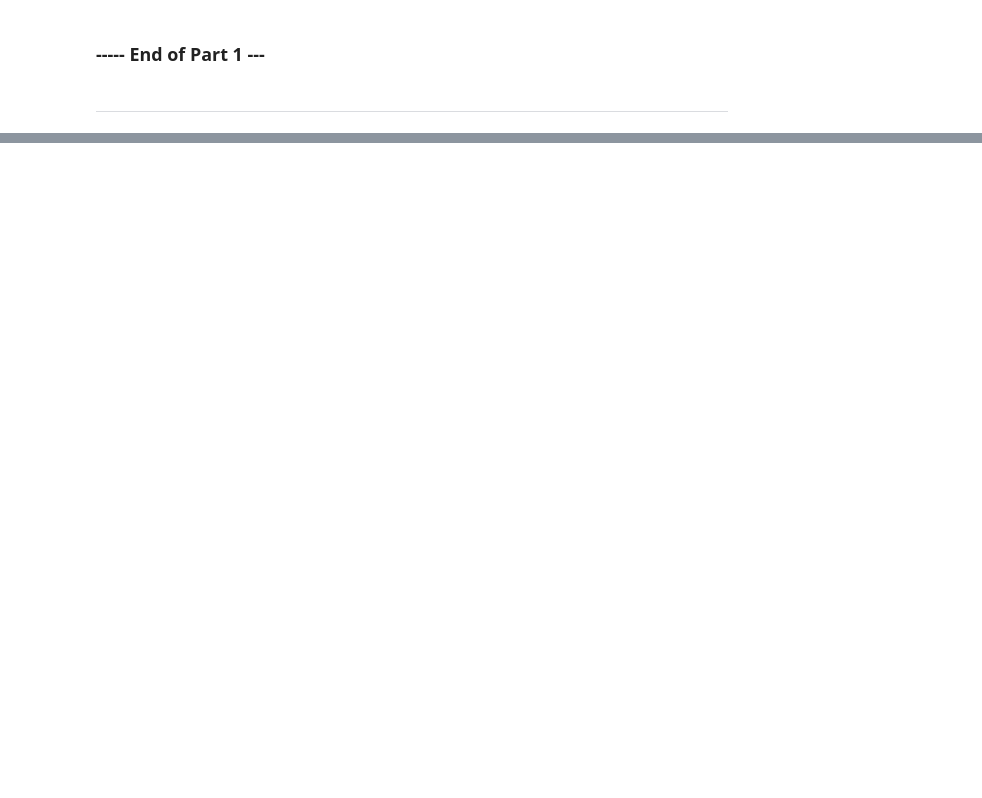
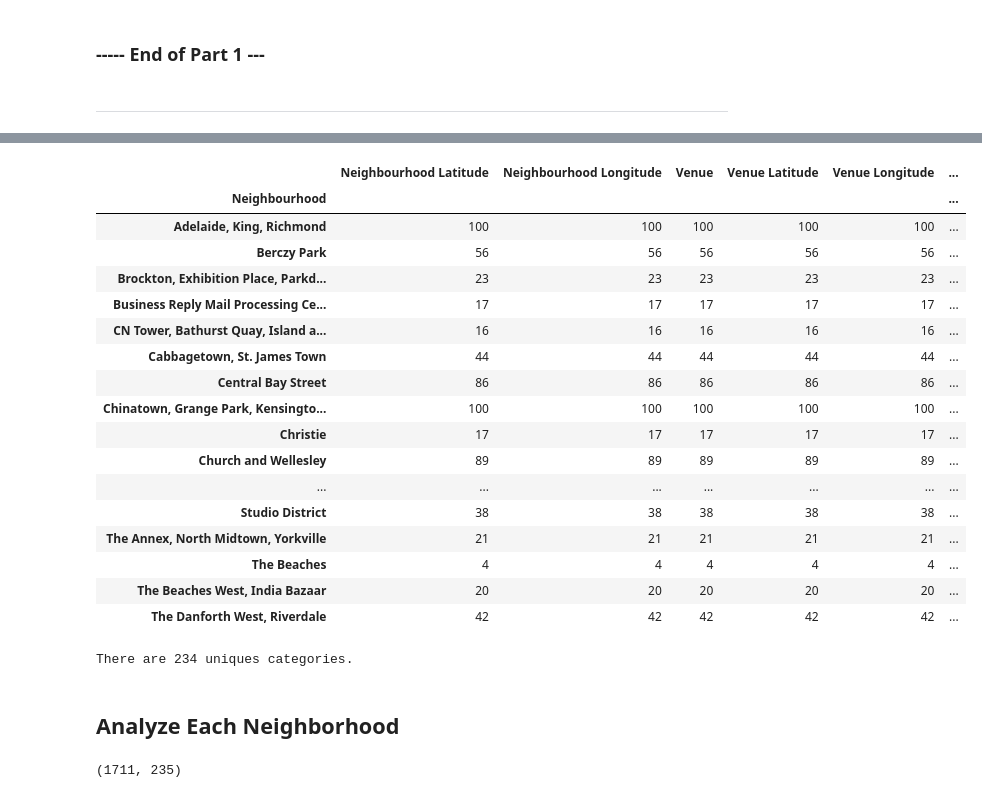
Before and after one commit to srikanthkm/Coursera_Capstone, a Jupyter notebook: ClusteringAndSegmentationToronto.ipynb, the cells around one changed output, grey strips where cells are left out. Cells and saved outputs as stored; diff of their text form; code cells hidden in the pictures; blank space fills up the shorter version.

```diff
--- a/ClusteringAndSegmentationToronto.ipynb
+++ b/ClusteringAndSegmentationToronto.ipynb
@@ -75,0 +164,8 @@ df.shape
+# %%
+address = 'Toronto, CA'
+
+geolocator = Nominatim(user_agent="to_explorer")
+location = geolocator.geocode(address)
+latitude = location.latitude
+longitude = location.longitude
+print('The geograpical coordinate of Toronto are {}, {}.'.format(latitude, longitude))
@@ -75,0 +174,18 @@ df.shape
+# %%
+# create map of Toronto using latitude and longitude values
+map_toronto = folium.Map(location=[latitude, longitude], zoom_start=11)
+
+# add markers to map
+for lat, lng, label in zip(toronto_df['Latitude'], toronto_df['Longitude'], toronto_df['Neighbourhood']):
+    label = folium.Popup(label, parse_html=True)
+    folium.CircleMarker(
+        [lat, lng],
+        radius=5,
+        popup=label,
+        color='blue',
+        fill=True,
+        fill_color='#3186cc',
+        fill_opacity=0.7,
+        parse_html=False).add_to(map_toronto)
+
+map_toronto
@@ -75,0 +194,6 @@ df.shape
+# %%
+#Define Foursquare Credentials
+CLIENT_ID = 'EDYFFFNG4FB2WECF142GNXQTNNWN0MNJ5LRYC3U5NQSNGQEG' # your Foursquare ID
+CLIENT_SECRET = 'AU2YCARFDQH1454ELPDCP1OLK5C0Q5XUP5LSJDCBVWS0W1BY' # your Foursquare Secret
+VERSION = '20180605'
+LIMIT = 100 # limit of number of venues returned by Foursquare API
@@ -75,0 +243,5 @@ df.shape
+# %%
+toronto_venues = getNearbyVenues(names=toronto_df['Neighbourhood'],
+                                   latitudes=toronto_df['Latitude'],
+                                   longitudes=toronto_df['Longitude']
+                                  )
@@ -75,0 +259,42 @@ df.shape
+# %%
+toronto_venues.groupby('Neighbourhood').count()
+# %% [output]
+|  | Neighbourhood Latitude | Neighbourhood Longitude | Venue | Venue Latitude | Venue Longitude | ... |
+| Neighbourhood |  |  |  |  |  | ... |
+| Adelaide, King, Richmond | 100 | 100 | 100 | 100 | 100 | ... |
+| Berczy Park | 56 | 56 | 56 | 56 | 56 | ... |
+| Brockton, Exhibition Place, Parkd... | 23 | 23 | 23 | 23 | 23 | ... |
+| Business Reply Mail Processing Ce... | 17 | 17 | 17 | 17 | 17 | ... |
+| CN Tower, Bathurst Quay, Island a... | 16 | 16 | 16 | 16 | 16 | ... |
+| Cabbagetown, St. James Town | 44 | 44 | 44 | 44 | 44 | ... |
+| Central Bay Street | 86 | 86 | 86 | 86 | 86 | ... |
+| Chinatown, Grange Park, Kensingto... | 100 | 100 | 100 | 100 | 100 | ... |
+| Christie | 17 | 17 | 17 | 17 | 17 | ... |
+| Church and Wellesley | 89 | 89 | 89 | 89 | 89 | ... |
+| ... | ... | ... | ... | ... | ... | ... |
+| Studio District | 38 | 38 | 38 | 38 | 38 | ... |
+| The Annex, North Midtown, Yorkville | 21 | 21 | 21 | 21 | 21 | ... |
+| The Beaches | 4 | 4 | 4 | 4 | 4 | ... |
+| The Beaches West, India Bazaar | 20 | 20 | 20 | 20 | 20 | ... |
+| The Danforth West, Riverdale | 42 | 42 | 42 | 42 | 42 | ... |
+# %%
+print('There are {} uniques categories.'.format(len(toronto_venues['Venue Category'].unique())))
+# %% [output]
+There are 234 uniques categories.
+# %% [markdown]
+## Analyze Each Neighborhood
+# %%
+# one hot encoding
+toronto_onehot = pd.get_dummies(toronto_venues[['Venue Category']], prefix="", prefix_sep="")
+
+# add neighborhood column back to dataframe
+toronto_onehot['Neighbourhood'] = toronto_venues['Neighbourhood']
+
+# move neighborhood column to the first column
+fixed_columns = [toronto_onehot.columns[-1]] + list(toronto_onehot.columns[:-1])
+toronto_onehot = toronto_onehot[fixed_columns]
+
+toronto_onehot.head()
+toronto_onehot.shape
+# %% [output]
+(1711, 235)
```
Also changed, not shown: parts of 39 cells of this notebook.
